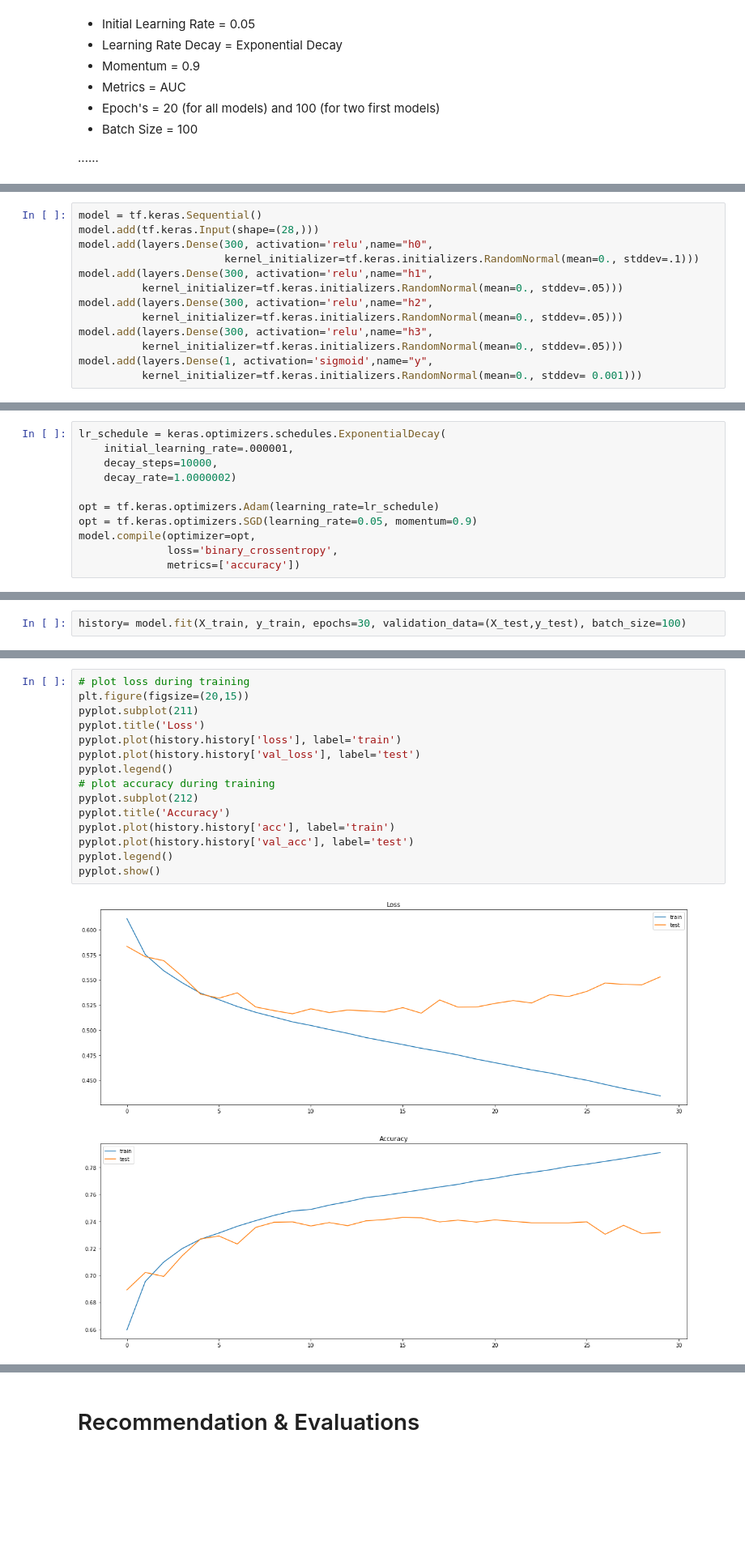
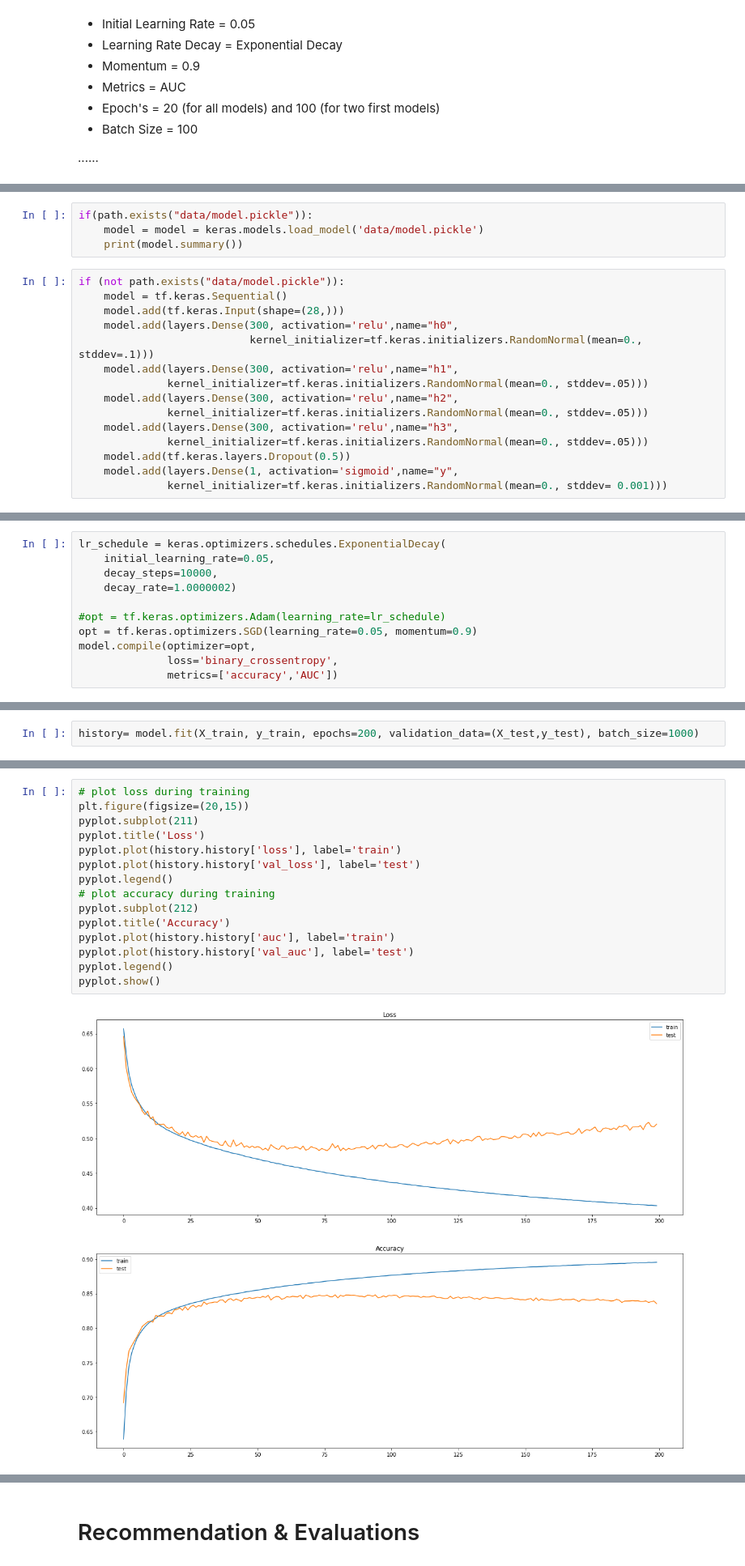
Before and after one commit to sachinac/MSDS7333, a Jupyter notebook: case_study06/msds_qtw_case_study06.ipynb, the cells around one changed output, grey strips where cells are left out. Shown at 81% size. Saved outputs shown, nothing was run; the diff lists cells and outputs as text; blank space fills up the shorter version.

Commit message:
updated model

```diff
--- a/case_study06/msds_qtw_case_study06.ipynb
+++ b/case_study06/msds_qtw_case_study06.ipynb
@@ -237,13 +248,19 @@ from tensorflow.keras import layers
+# %%
+if(path.exists("data/model.pickle")):
+    model = model = keras.models.load_model('data/model.pickle')
+    print(model.summary())
 # %%
-model = tf.keras.Sequential()
-model.add(tf.keras.Input(shape=(28,)))
-model.add(layers.Dense(300, activation='relu',name="h0",
-                       kernel_initializer=tf.keras.initializers.RandomNormal(mean=0., stddev=.1)))
-model.add(layers.Dense(300, activation='relu',name="h1",
-          kernel_initializer=tf.keras.initializers.RandomNormal(mean=0., stddev=.05)))
-model.add(layers.Dense(300, activation='relu',name="h2",
-          kernel_initializer=tf.keras.initializers.RandomNormal(mean=0., stddev=.05)))
-model.add(layers.Dense(300, activation='relu',name="h3",
-          kernel_initializer=tf.keras.initializers.RandomNormal(mean=0., stddev=.05)))
-model.add(layers.Dense(1, activation='sigmoid',name="y",
-          kernel_initializer=tf.keras.initializers.RandomNormal(mean=0., stddev= 0.001)))
+if (not path.exists("data/model.pickle")):
+    model = tf.keras.Sequential()
+    model.add(tf.keras.Input(shape=(28,)))
+    model.add(layers.Dense(300, activation='relu',name="h0",
+                           kernel_initializer=tf.keras.initializers.RandomNormal(mean=0., stddev=.1)))
+    model.add(layers.Dense(300, activation='relu',name="h1",
+              kernel_initializer=tf.keras.initializers.RandomNormal(mean=0., stddev=.05)))
+    model.add(layers.Dense(300, activation='relu',name="h2",
+              kernel_initializer=tf.keras.initializers.RandomNormal(mean=0., stddev=.05)))
+    model.add(layers.Dense(300, activation='relu',name="h3",
+              kernel_initializer=tf.keras.initializers.RandomNormal(mean=0., stddev=.05)))
+    model.add(tf.keras.layers.Dropout(0.5))
+    model.add(layers.Dense(1, activation='sigmoid',name="y",
+              kernel_initializer=tf.keras.initializers.RandomNormal(mean=0., stddev= 0.001)))
@@ -270,12 +296,12 @@ Non-trainable params: 0
 _________________________________________________________________
 # %%
 lr_schedule = keras.optimizers.schedules.ExponentialDecay(
-    initial_learning_rate=.000001,
+    initial_learning_rate=0.05,
     decay_steps=10000,
     decay_rate=1.0000002)
 
-opt = tf.keras.optimizers.Adam(learning_rate=lr_schedule)
+#opt = tf.keras.optimizers.Adam(learning_rate=lr_schedule)
 opt = tf.keras.optimizers.SGD(learning_rate=0.05, momentum=0.9)
 model.compile(optimizer=opt,
               loss='binary_crossentropy',
-              metrics=['accuracy'])
+              metrics=['accuracy','AUC'])
@@ -282,3 +312,3 @@ model.compile(optimizer=opt,
 # %%
-history= model.fit(X_train, y_train, epochs=30, validation_data=(X_test,y_test), batch_size=100)
+history= model.fit(X_train, y_train, epochs=200, validation_data=(X_test,y_test), batch_size=1000)
 # %% [output]
@@ -311,20 +341,20 @@ Train: 0.529, Test: 0.533
 # %%
 # plot loss during training
 plt.figure(figsize=(20,15))
 pyplot.subplot(211)
 pyplot.title('Loss')
 pyplot.plot(history.history['loss'], label='train')
 pyplot.plot(history.history['val_loss'], label='test')
 pyplot.legend()
 # plot accuracy during training
 pyplot.subplot(212)
 pyplot.title('Accuracy')
-pyplot.plot(history.history['acc'], label='train')
-pyplot.plot(history.history['val_acc'], label='test')
+pyplot.plot(history.history['auc'], label='train')
+pyplot.plot(history.history['val_auc'], label='test')
 pyplot.legend()
 pyplot.show()
 # %% [output]
-[figure, old version]
+[figure, new version]
 # %%
 history.history
 # %% [output]
```
Also changed, not shown: parts of 17 cells of this notebook.
